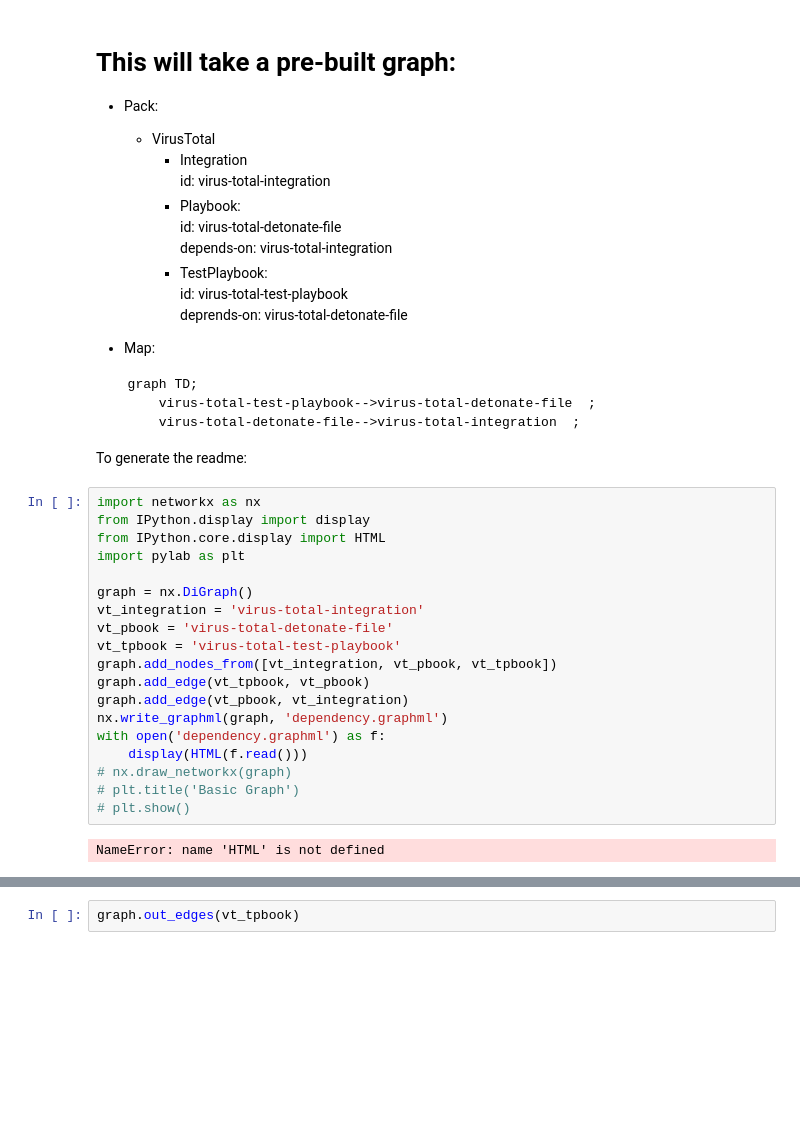
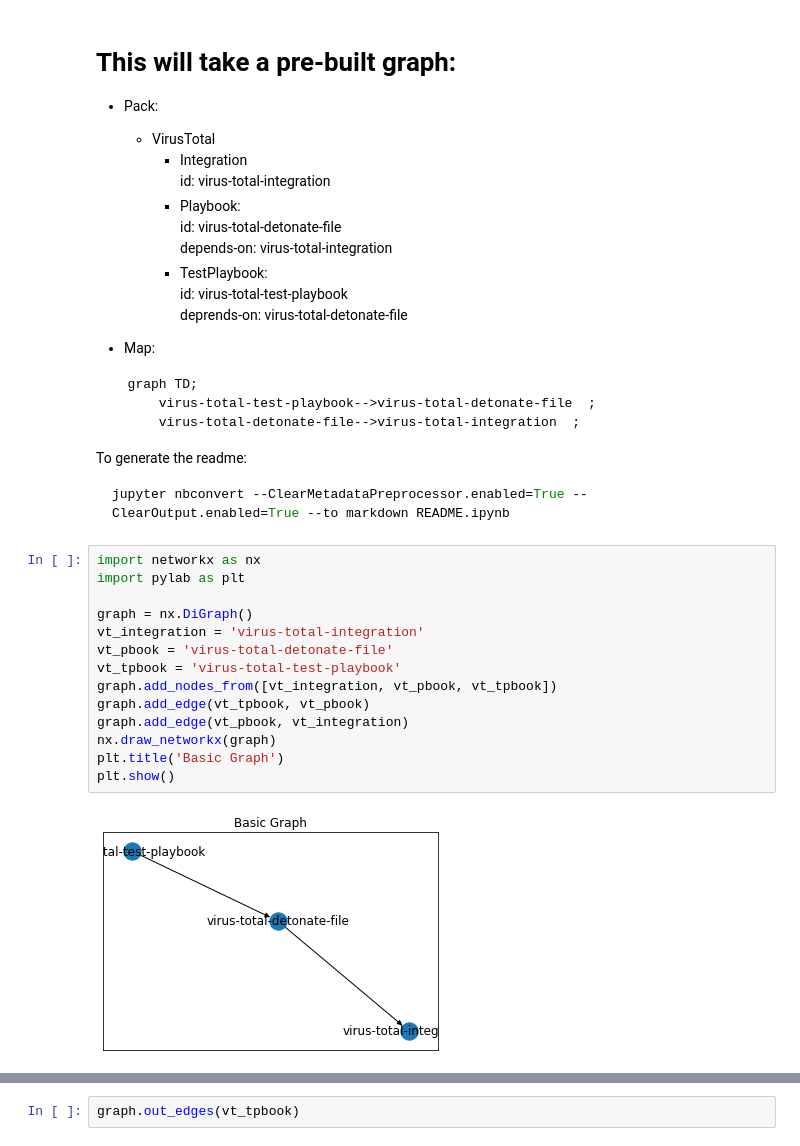
Before and after one commit to jochman/networkx-poc, a Jupyter notebook: README.ipynb, the cells around one changed output, grey strips where cells are left out. Saved outputs shown, nothing was run; the diff lists cells and outputs as text; blank space fills up the shorter version.

````diff
--- a/README.ipynb
+++ b/README.ipynb
@@ -22,27 +22,26 @@
 ```
 
 To generate the readme:
+
+```shell
+jupyter nbconvert --ClearMetadataPreprocessor.enabled=True --ClearOutput.enabled=True --to markdown README.ipynb
+```
 # %%
 import networkx as nx
-from IPython.display import display
-from IPython.core.display import HTML
 import pylab as plt
 
 graph = nx.DiGraph()
 vt_integration = 'virus-total-integration'
 vt_pbook = 'virus-total-detonate-file'
 vt_tpbook = 'virus-total-test-playbook'
 graph.add_nodes_from([vt_integration, vt_pbook, vt_tpbook])
 graph.add_edge(vt_tpbook, vt_pbook)
 graph.add_edge(vt_pbook, vt_integration)
-nx.write_graphml(graph, 'dependency.graphml')
-with open('dependency.graphml') as f:
-    display(HTML(f.read()))
-# nx.draw_networkx(graph)
-# plt.title('Basic Graph')
-# plt.show()
+nx.draw_networkx(graph)
+plt.title('Basic Graph')
+plt.show()
 # %% [output]
-NameError: name 'HTML' is not defined
+[figure, added]
 # %%
 vt_pbook_url = 'virus-total-detonate-url'
 vt_tpbook_url = 'virus-total-detonate-url-test-playbook'
````
Also changed, not shown: parts of 5 cells of this notebook, 6 other files.
